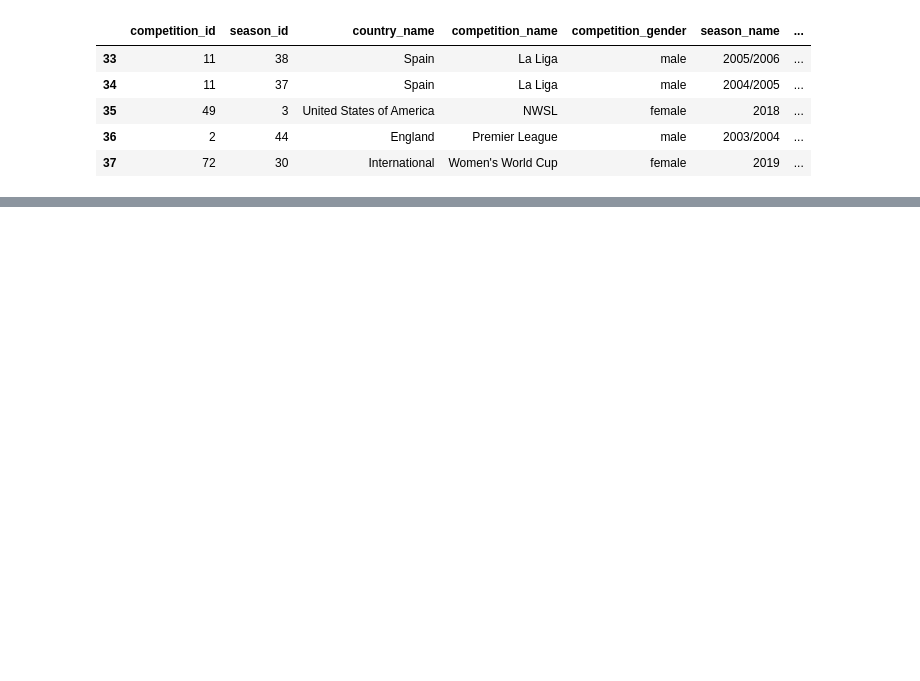
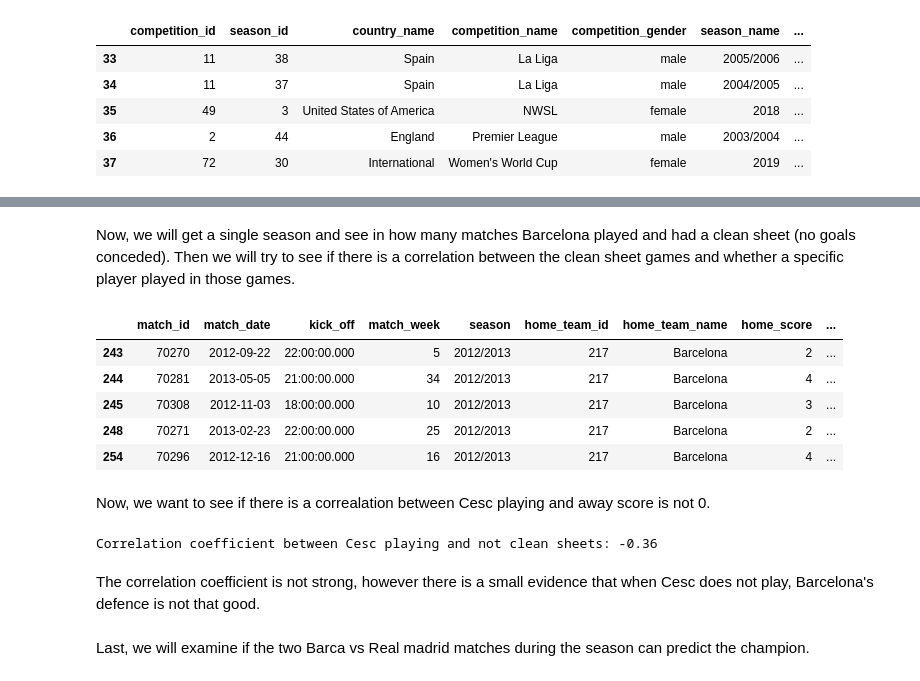
Before and after one commit to christouandr7/statsbomb_laliga, a Jupyter notebook: LaLiga.ipynb, the cells around one changed output, grey strips where cells are left out. Drawn from its saved outputs; the diff is of its cells as text; code cells hidden in the pictures; blank space fills up the shorter version.

```diff
--- a/LaLiga.ipynb
+++ b/LaLiga.ipynb
@@ -441,0 +297,2 @@ array([[0, 1],
+# %% [markdown]
+Now, we will get a single season and see in how many matches Barcelona played and had a clean sheet (no goals conceded). Then we will try to see if there is a correlation between the clean sheet games and whether a specific player played in those games.
@@ -441,0 +312,38 @@ array([[0, 1],
+# %%
+#print(all_files)
+match_p = pd.DataFrame() #dataframe with barca home matches players
+player_played = [] #if a certain player played in match
+
+for match in barca_home_matches_ids_12_13: #for all matches in season 12/13
+    path = "./data/lineups/{}.json".format(match) #path to file
+    with open(path) as f:
+        a = json.load(f) #read file
+        norm = pd.json_normalize(a, "lineup") #get the nested data (lineup)
+        if "Cesc Fàbregas" in norm.player_nickname.values: #if Cesc Fabregas played in the certain game
+            player_played.append(True) #if yes assign the boolean value True
+        else:
+            player_played.append(False) #if not assign the boolean value False
+
+        norm["match_id"] = match #save match_id
+        match_p = match_p.append(norm) #append the lineups for Barcelona home games
+
+barca_home_matches_12_13["player"] = player_played #append the new column with played matches by Cesc
+barca_home_matches_12_13.head()
+# %% [output]
+|  | match_id | match_date | kick_off | match_week | season | home_team_id | home_team_name | home_score | ... |
+| 243 | 70270 | 2012-09-22 | 22:00:00.000 | 5 | 2012/2013 | 217 | Barcelona | 2 | ... |
+| 244 | 70281 | 2013-05-05 | 21:00:00.000 | 34 | 2012/2013 | 217 | Barcelona | 4 | ... |
+| 245 | 70308 | 2012-11-03 | 18:00:00.000 | 10 | 2012/2013 | 217 | Barcelona | 3 | ... |
+| 248 | 70271 | 2013-02-23 | 22:00:00.000 | 25 | 2012/2013 | 217 | Barcelona | 2 | ... |
+| 254 | 70296 | 2012-12-16 | 21:00:00.000 | 16 | 2012/2013 | 217 | Barcelona | 4 | ... |
+# %% [markdown]
+Now, we want to see if there is a correalation between Cesc playing and away score is not 0.
+# %%
+cor = round(np.corrcoef(barca_home_matches_12_13["conc"], barca_home_matches_12_13["player"])[0,1],2) #correalation coefficient
+print("Correlation coefficient between Cesc playing and not clean sheets: {}".format(cor))
+# %% [output]
+Correlation coefficient between Cesc playing and not clean sheets: -0.36
+# %% [markdown]
+The correlation coefficient is not strong, however there is a small evidence that when Cesc does not play, Barcelona's defence is not that good.
+# %% [markdown]
+Last, we will examine if the two Barca vs Real madrid matches during the season can predict the champion.
```
Also changed, not shown: parts of 64 cells of this notebook.
